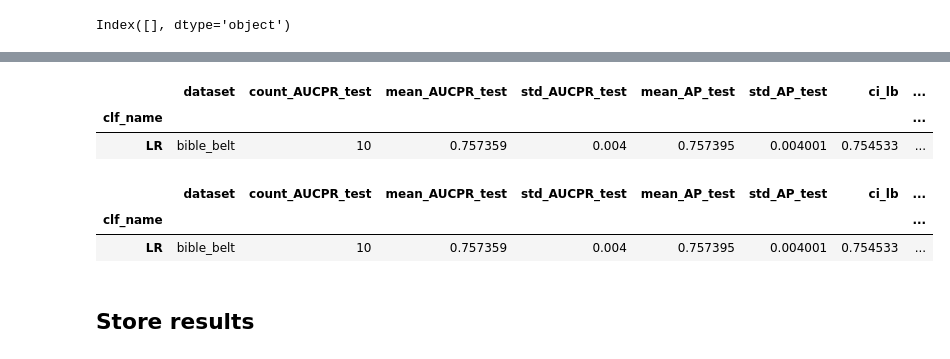
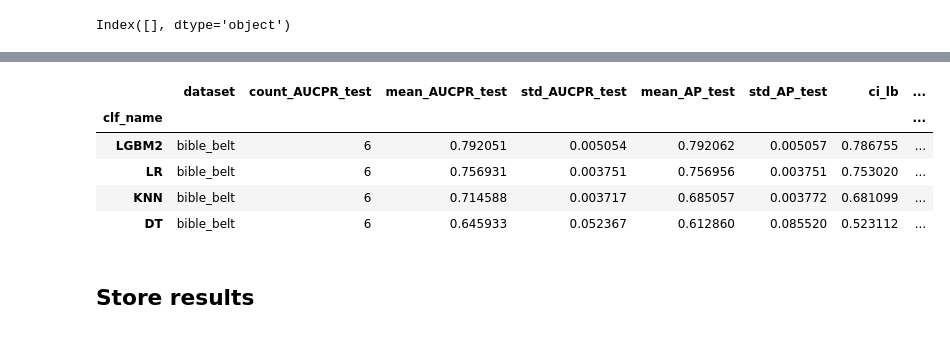
Before and after one commit to cc-jalvarez/weighted-pdp, a Jupyter notebook: src/lar_sec4.ipynb, the cells around one changed output, grey strips where cells are left out. Cells and saved outputs as stored; diff of their text form; code cells hidden in the pictures.

Commit message:
ran experiments for lr, lgbm, knn, and dt

```diff
--- a/src/lar_sec4.ipynb
+++ b/src/lar_sec4.ipynb
@@ -581,11 +581,11 @@ num_repeat = 2
 # num_repeat = 10
 
 # Amount of trials/hyperparameter configurations per classifier
-n_trials = 10
+n_trials = 5
 # n_trials = 50
 
 # Number of folds in StratifiedK cross-validation used when evaluating each classifier type
-stratified_folds_cv = 5
+stratified_folds_cv = 3
 # stratified_folds_cv = 10
 
 # Number of cross-validation folds used when evaluating each trial within Optuna
@@ -593,7 +593,7 @@ trial_cv = 2
 # trial_cv = 3
 
 # Classifiers to experiment with
-clf_names = ["LR"]
+clf_names = ["LR", "LGBM2", "DT", "KNN"]
 # clf_names = ["LGBM2", 'LGBM', "LR", "RF", "DT", "XGB", "KNN", "TABNET"]
 # %%
 import time
@@ -735,15 +738,12 @@ final_results = final_results.agg(count_AUCPR_test = ('auc_pr_test' , 'count'),
 # %%
-final_results.sort_values(by=['dataset', 'clf_name'])
+final_results.sort_values(by=['mean_AUCPR_test'], ascending=False)
 # %% [output]
 |  | dataset | count_AUCPR_test | mean_AUCPR_test | std_AUCPR_test | mean_AP_test | std_AP_test | ci_lb | ... |
 | clf_name |  |  |  |  |  |  |  | ... |
-| LR | bible_belt | 10 | 0.757359 | 0.004 | 0.757395 | 0.004001 | 0.754533 | ... |
+| LGBM2 | bible_belt | 6 | 0.792051 | 0.005054 | 0.792062 | 0.005057 | 0.786755 | ... |
+| LR | bible_belt | 6 | 0.756931 | 0.003751 | 0.756956 | 0.003751 | 0.753020 | ... |
+| KNN | bible_belt | 6 | 0.714588 | 0.003717 | 0.685057 | 0.003772 | 0.681099 | ... |
+| DT | bible_belt | 6 | 0.645933 | 0.052367 | 0.612860 | 0.085520 | 0.523112 | ... |
-# %%
-final_results.sort_values(by=['dataset', 'clf_name'])
-# %% [output]
-|  | dataset | count_AUCPR_test | mean_AUCPR_test | std_AUCPR_test | mean_AP_test | std_AP_test | ci_lb | ... |
-| clf_name |  |  |  |  |  |  |  | ... |
-| LR | bible_belt | 10 | 0.757359 | 0.004 | 0.757395 | 0.004001 | 0.754533 | ... |
 # %% [markdown]
 ## Store results
 # %%
```
Also changed, not shown: parts of 5 cells of this notebook, 1 other file.
